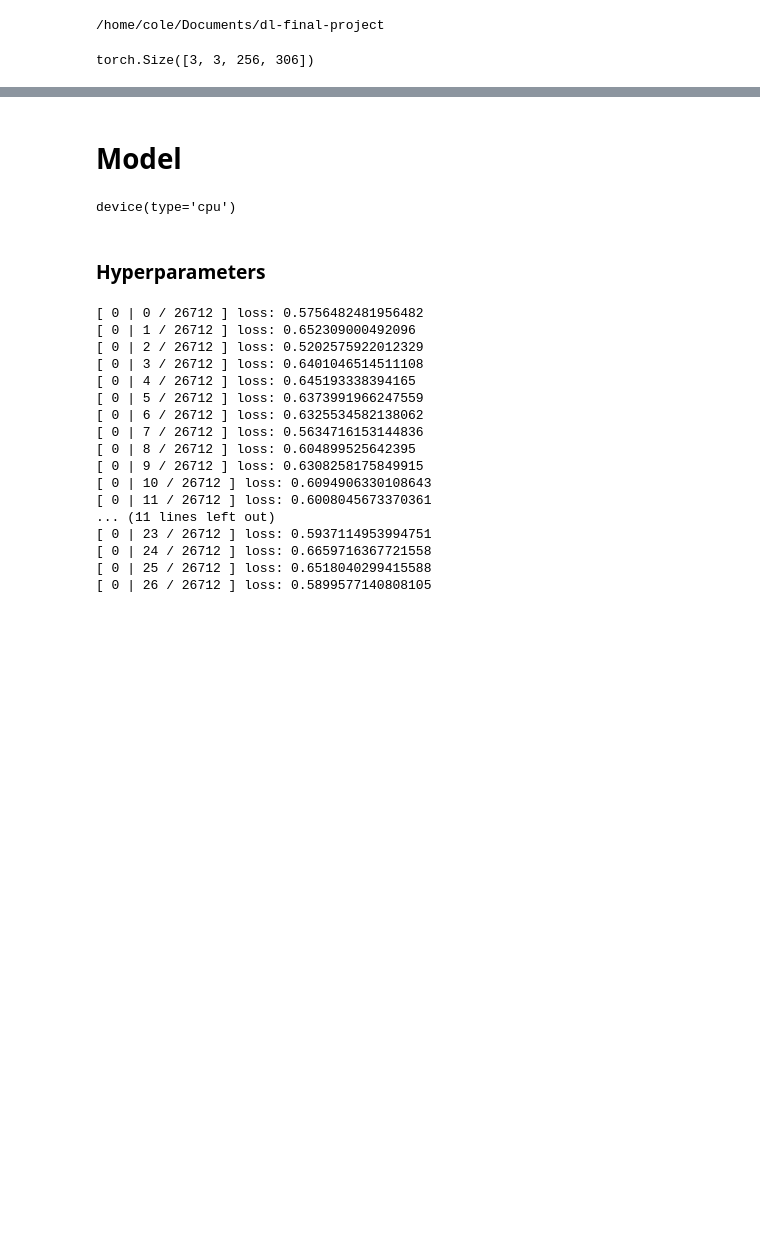
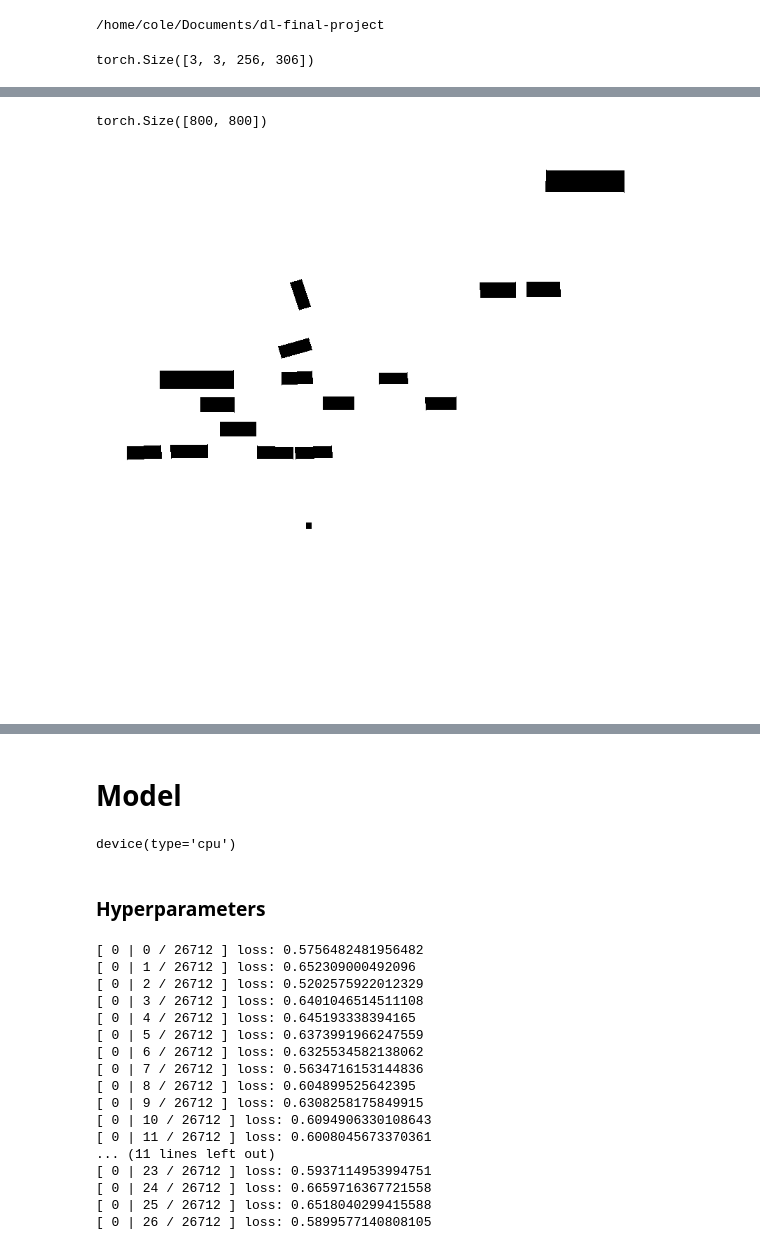
Before and after one commit to css459/dl-final-project, a Jupyter notebook: notebooks/resnet.ipynb, the cells around one changed output, grey strips where cells are left out. Drawn from its saved outputs; the diff is of its cells as text; code cells hidden in the pictures; blank space fills up the shorter version.

```diff
--- a/notebooks/resnet.ipynb
+++ b/notebooks/resnet.ipynb
@@ -23,0 +73,9 @@ torch.Size([3, 3, 256, 306])
+# %%
+from PIL import Image, ImageDraw
+
+mask = target_images[0][[0][0]]
+print(mask.shape)
+Image.fromarray(mask.numpy().astype('bool')).convert('1')
+# %% [output]
+torch.Size([800, 800])
+[figure, added]
```
Also changed, not shown: parts of 10 cells of this notebook, 1 other file.
